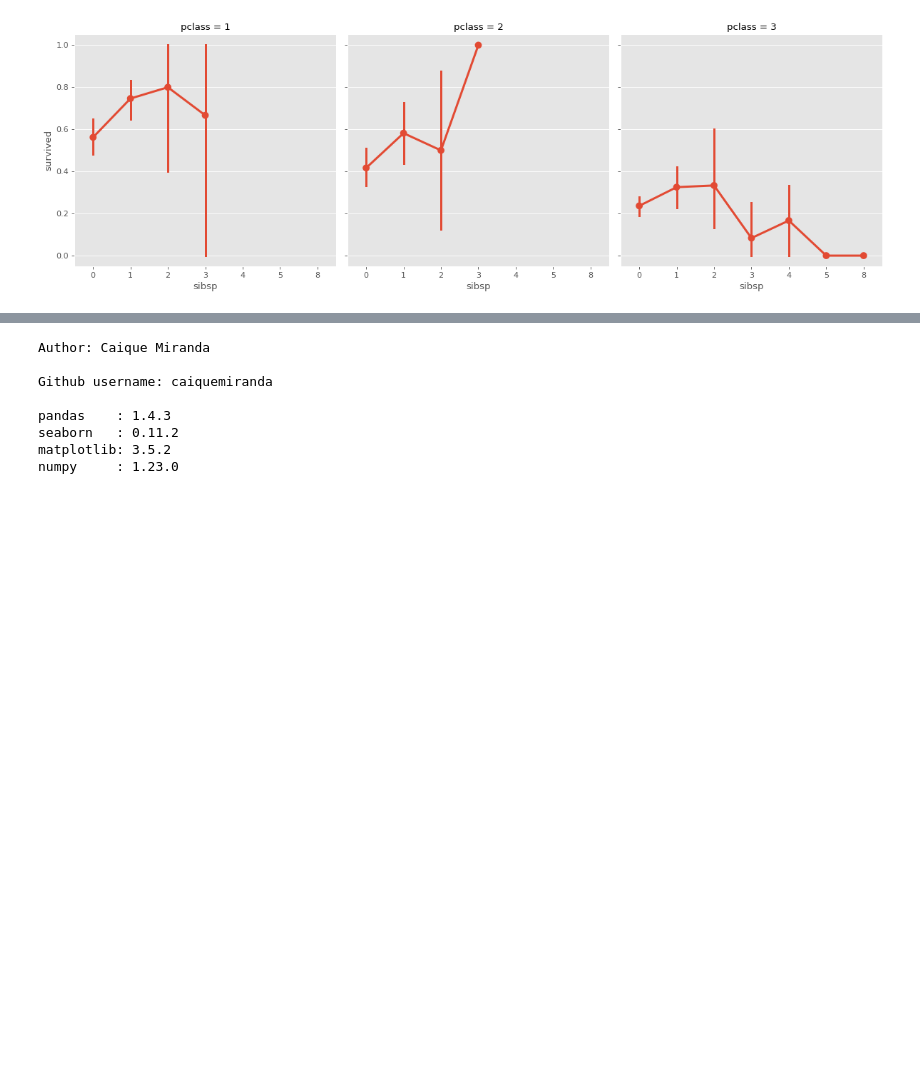
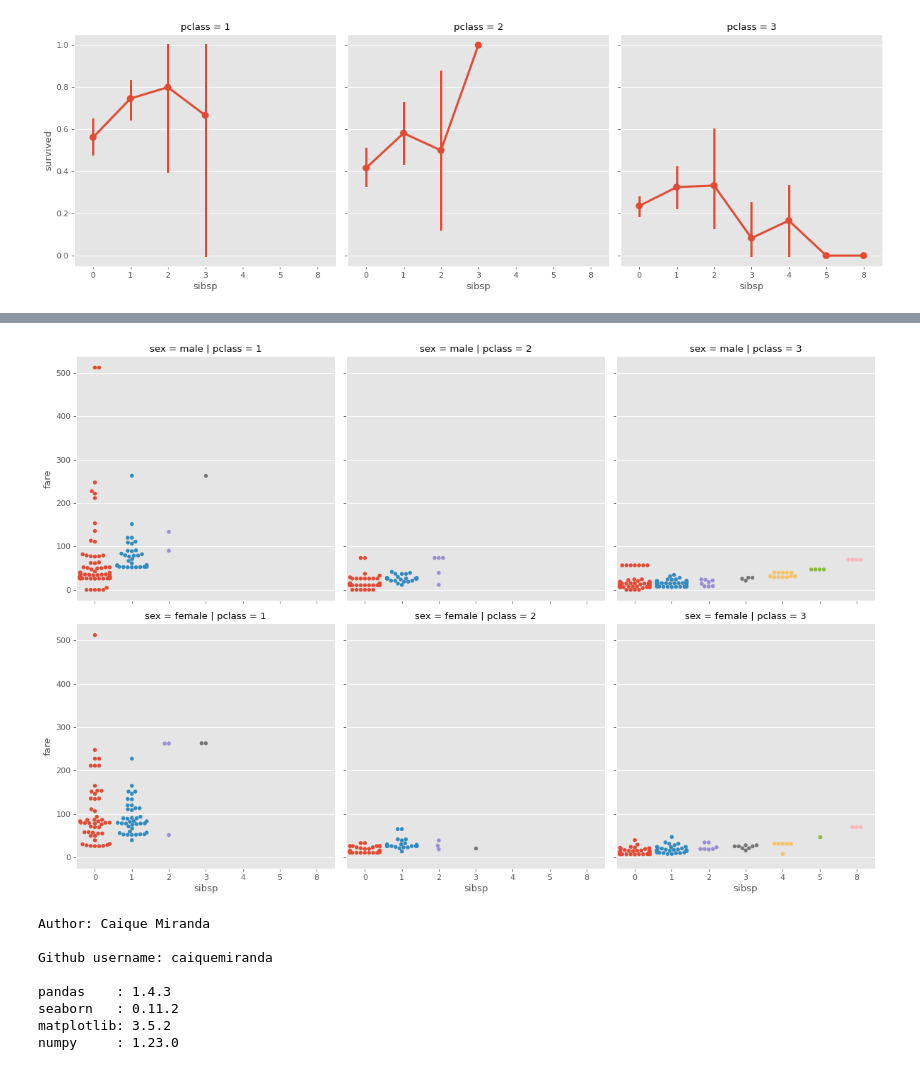
Before and after one commit to caiquemiranda/data-visualization-python, a Jupyter notebook: 10-analysis-visualization-titanic-dataset.ipynb, the cells around one changed output, grey strips where cells are left out. Drawn from its saved outputs; the diff is of its cells as text; code cells hidden in the pictures; blank space fills up the shorter version.

```diff
--- a/10-analysis-visualization-titanic-dataset.ipynb
+++ b/10-analysis-visualization-titanic-dataset.ipynb
@@ -718,3 +734,12 @@ sns.catplot(x= 'sibsp',
+# %%
+sns.catplot(x= 'sibsp',
+            y= 'fare',
+            kind= 'swarm',
+            col= 'pclass',
+            row= 'sex',
+            data= titanic);
+# %% [output]
+[figure, added]
 # %%
 %reload_ext watermark
 %watermark -a "Caique Miranda" -gu "caiquemiranda" -iv
```
Also changed, not shown: parts of 2 cells of this notebook.
